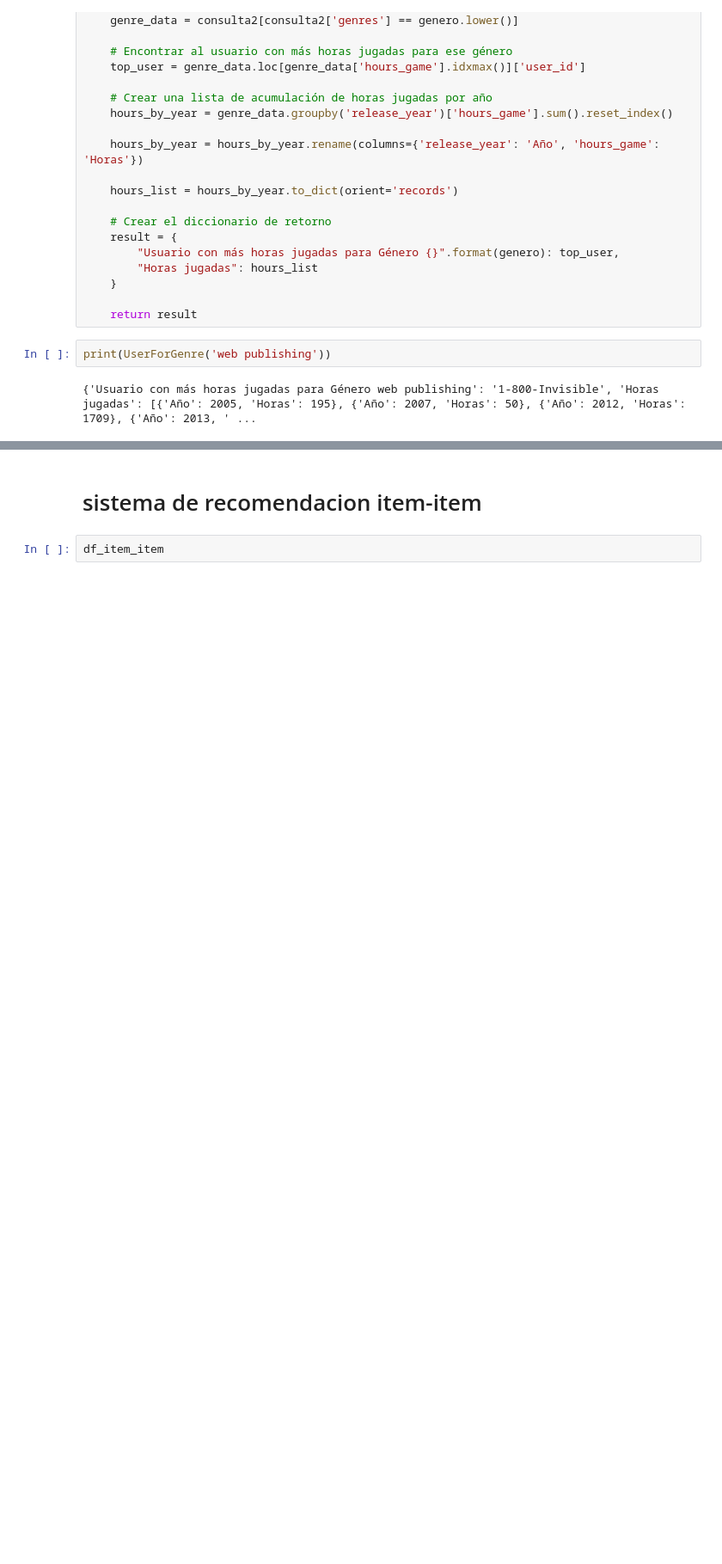
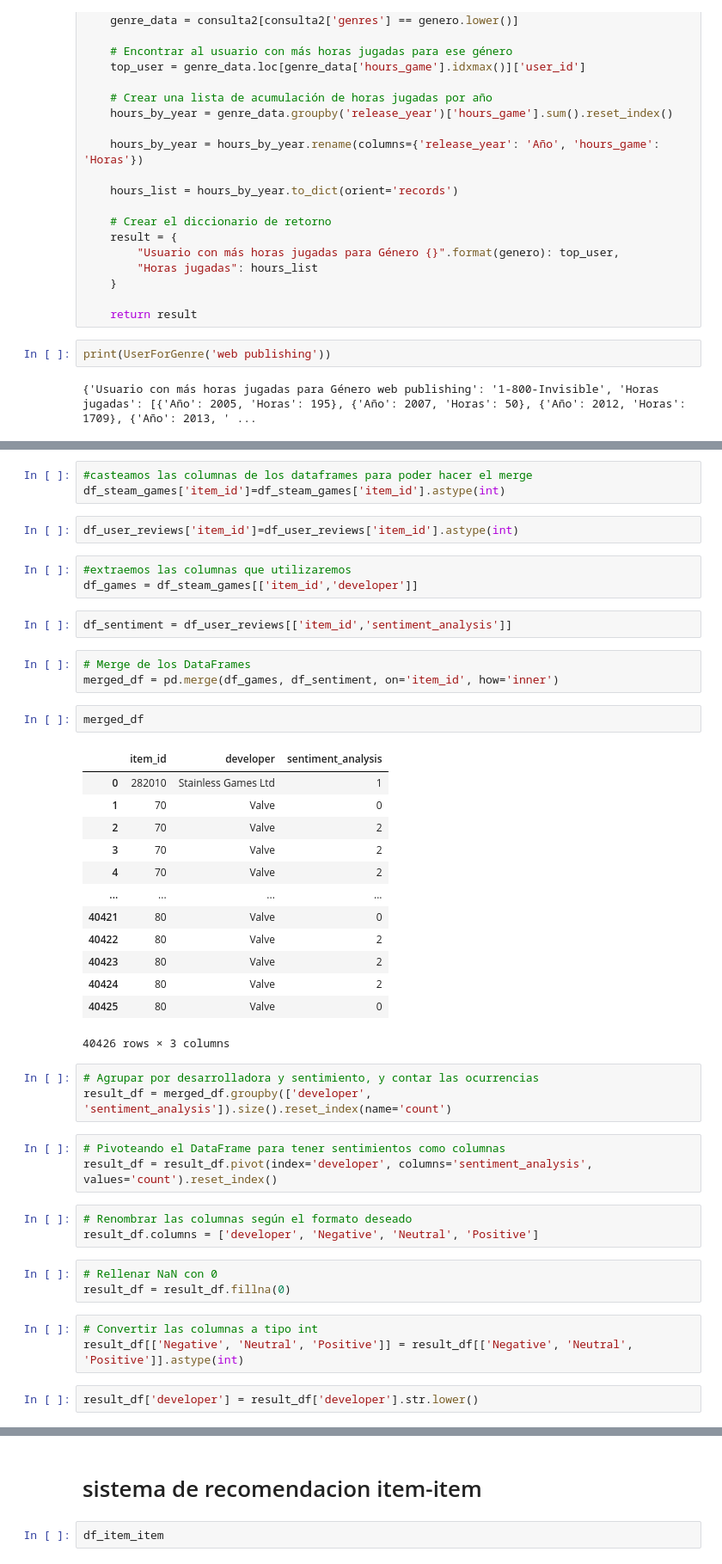
Before and after one commit to juampi1001/Proyecto_Individual_1_MLOps, a Jupyter notebook: Notebooks/Datos_y_funciones_API.ipynb, the cells around one changed output, grey strips where cells are left out. Shown: that part at 86% size. Drawn from its saved outputs; the diff is of its cells as text; blank space fills up the shorter version.

```diff
--- a/Notebooks/Datos_y_funciones_API.ipynb
+++ b/Notebooks/Datos_y_funciones_API.ipynb
@@ -496,0 +504,46 @@ max_hours.to_parquet('C:\\Users\\Juampi\\Desktop\\Henry\\PI_MLOps\\Datasets\\arc
+# %%
+#casteamos las columnas de los dataframes para poder hacer el merge
+df_steam_games['item_id']=df_steam_games['item_id'].astype(int)
+# %%
+df_user_reviews['item_id']=df_user_reviews['item_id'].astype(int)
+# %%
+#extraemos las columnas que utilizaremos
+df_games = df_steam_games[['item_id','developer']]
+# %%
+df_sentiment = df_user_reviews[['item_id','sentiment_analysis']]
+# %%
+# Merge de los DataFrames
+merged_df = pd.merge(df_games, df_sentiment, on='item_id', how='inner')
+# %%
+merged_df
+# %% [output]
+|  | item_id | developer | sentiment_analysis |
+| 0 | 282010 | Stainless Games Ltd | 1 |
+| 1 | 70 | Valve | 0 |
+| 2 | 70 | Valve | 2 |
+| 3 | 70 | Valve | 2 |
+| 4 | 70 | Valve | 2 |
+| ... | ... | ... | ... |
+| 40421 | 80 | Valve | 0 |
+| 40422 | 80 | Valve | 2 |
+| 40423 | 80 | Valve | 2 |
+| 40424 | 80 | Valve | 2 |
+| 40425 | 80 | Valve | 0 |
+40426 rows × 3 columns
+# %%
+# Agrupar por desarrolladora y sentimiento, y contar las ocurrencias
+result_df = merged_df.groupby(['developer', 'sentiment_analysis']).size().reset_index(name='count')
+# %%
+# Pivoteando el DataFrame para tener sentimientos como columnas
+result_df = result_df.pivot(index='developer', columns='sentiment_analysis', values='count').reset_index()
+# %%
+# Renombrar las columnas según el formato deseado
+result_df.columns = ['developer', 'Negative', 'Neutral', 'Positive']
+# %%
+# Rellenar NaN con 0
+result_df = result_df.fillna(0)
+# %%
+# Convertir las columnas a tipo int
+result_df[['Negative', 'Neutral', 'Positive']] = result_df[['Negative', 'Neutral', 'Positive']].astype(int)
+# %%
+result_df['developer'] = result_df['developer'].str.lower()
```
Also changed, not shown: parts of 9 cells of this notebook, 3 other files.
